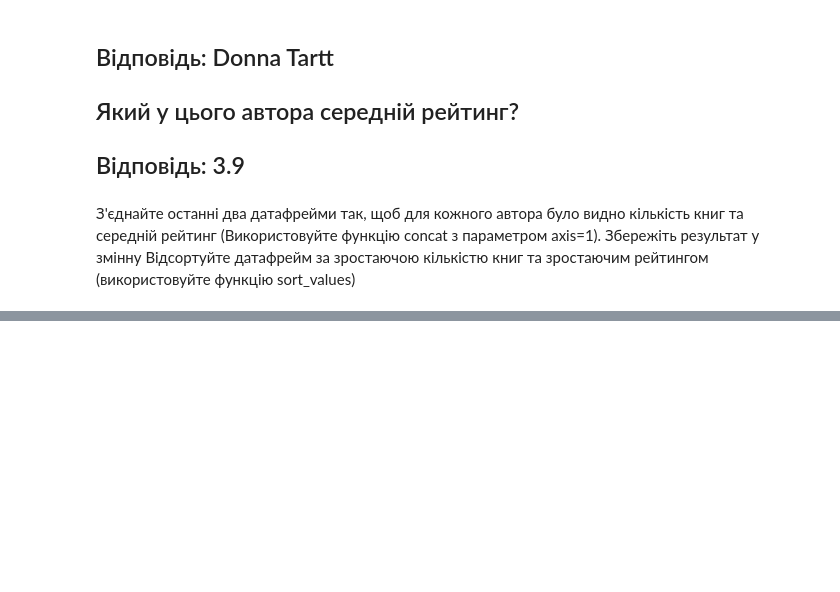
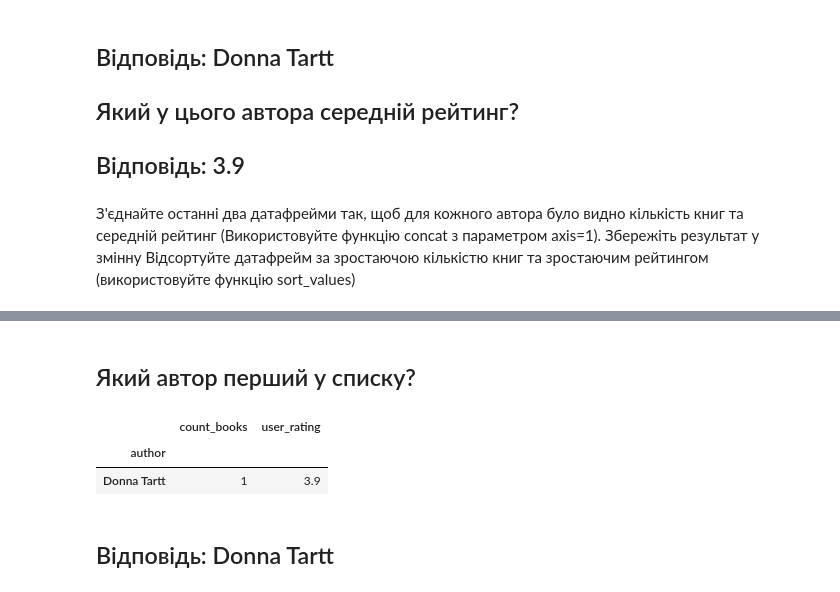
Before and after one commit to tarsweb-Python-GOIT/DS-HW, a Jupyter notebook: hw-02-03.ipynb, the cells around one changed output, grey strips where cells are left out. Drawn from its saved outputs; the diff is of its cells as text; code cells hidden in the pictures; blank space fills up the shorter version.

```diff
--- a/hw-02-03.ipynb
+++ b/hw-02-03.ipynb
@@ -257 +257,11 @@ data
 248 rows × 2 columns
+# %% [markdown]
+## Який автор перший у списку?
+# %%
+data.head(1)
+# %% [output]
+|  | count_books | user_rating |
+| author |  |  |
+| Donna Tartt | 1 | 3.9 |
+# %% [markdown]
+## Відповідь: Donna Tartt
```
Also changed, not shown: parts of 3 cells of this notebook.
